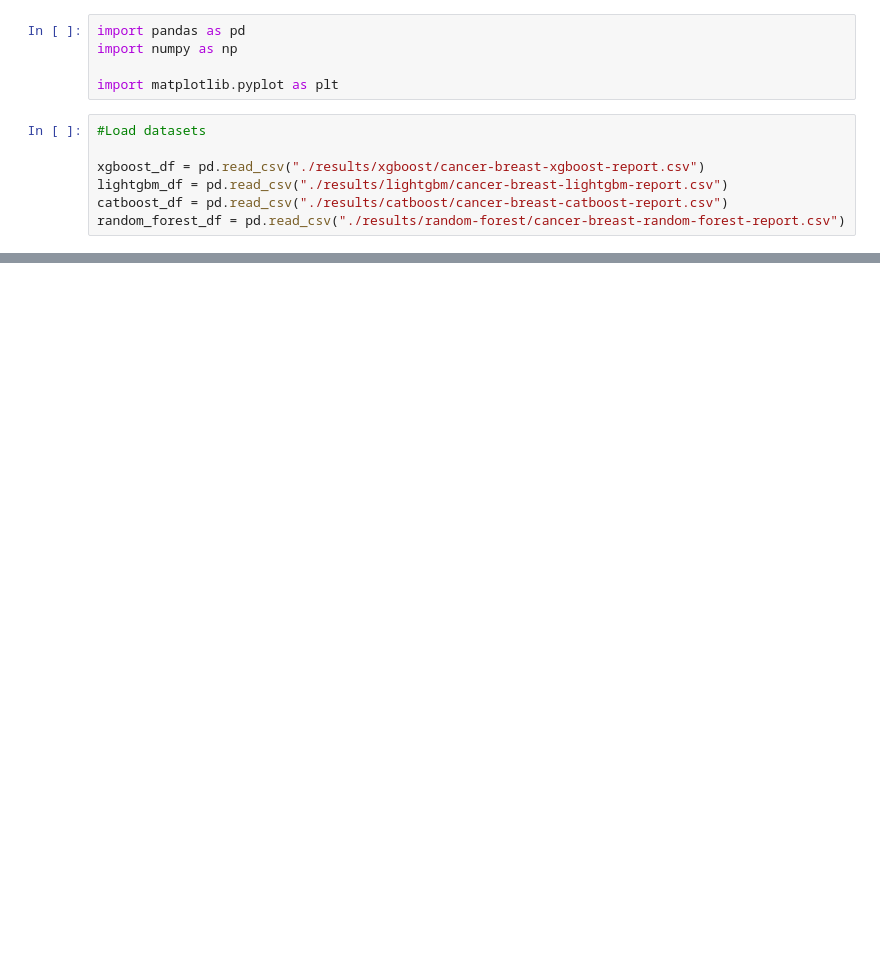
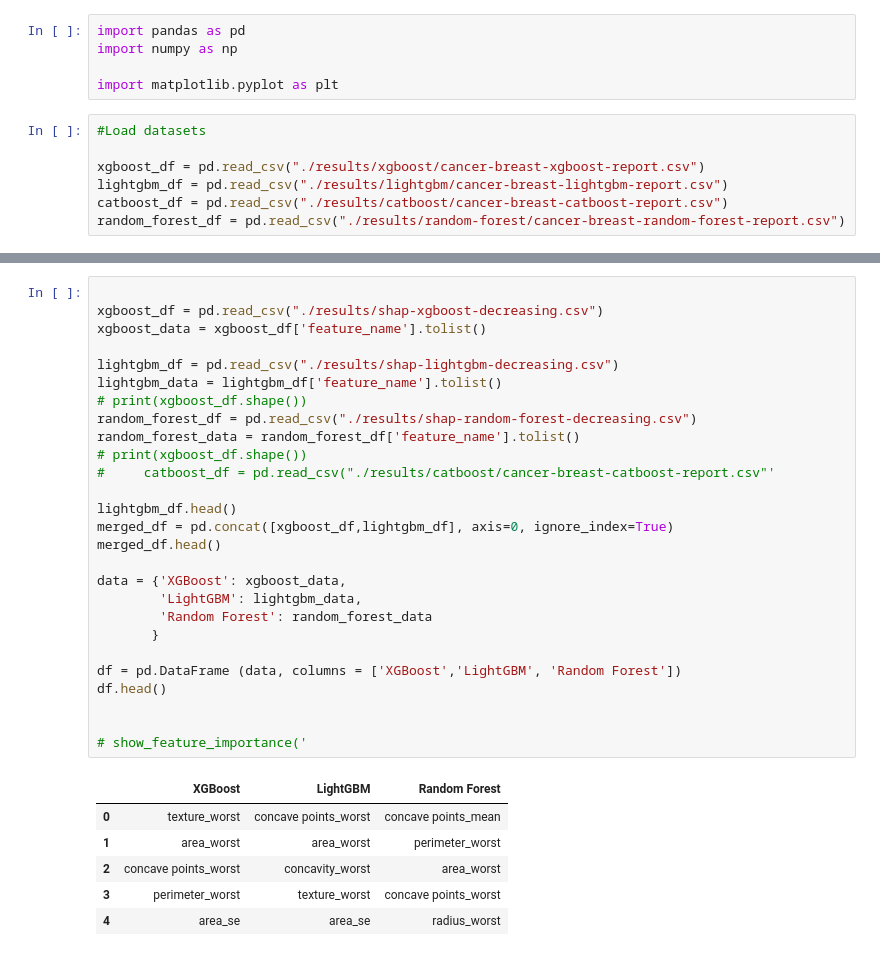
Before and after one commit to miguelpimentel/shap_feature_selection, a Jupyter notebook: cancer_breast/cancer-breast-experiment-report.ipynb, the cells around one changed output, grey strips where cells are left out. Saved outputs shown, nothing was run; the diff lists cells and outputs as text; blank space fills up the shorter version.

```diff
--- a/cancer_breast/cancer-breast-experiment-report.ipynb
+++ b/cancer_breast/cancer-breast-experiment-report.ipynb
@@ -78,0 +145,34 @@ plot_storage()
+# %%
+
+xgboost_df = pd.read_csv("./results/shap-xgboost-decreasing.csv")
+xgboost_data = xgboost_df['feature_name'].tolist()
+
+lightgbm_df = pd.read_csv("./results/shap-lightgbm-decreasing.csv")
+lightgbm_data = lightgbm_df['feature_name'].tolist()
+# print(xgboost_df.shape())
+random_forest_df = pd.read_csv("./results/shap-random-forest-decreasing.csv")
+random_forest_data = random_forest_df['feature_name'].tolist()
+# print(xgboost_df.shape())
+#     catboost_df = pd.read_csv("./results/catboost/cancer-breast-catboost-report.csv"'
+
+lightgbm_df.head()
+merged_df = pd.concat([xgboost_df,lightgbm_df], axis=0, ignore_index=True)
+merged_df.head()
+
+data = {'XGBoost': xgboost_data,
+        'LightGBM': lightgbm_data,
+        'Random Forest': random_forest_data
+       }
+
+df = pd.DataFrame (data, columns = ['XGBoost','LightGBM', 'Random Forest'])
+df.head()
+
+
+# show_feature_importance('
+# %% [output]
+|  | XGBoost | LightGBM | Random Forest |
+| 0 | texture_worst | concave points_worst | concave points_mean |
+| 1 | area_worst | area_worst | perimeter_worst |
+| 2 | concave points_worst | concavity_worst | area_worst |
+| 3 | perimeter_worst | texture_worst | concave points_worst |
+| 4 | area_se | area_se | radius_worst |
```
Also changed, not shown: parts of 6 cells of this notebook, 3 other files.
